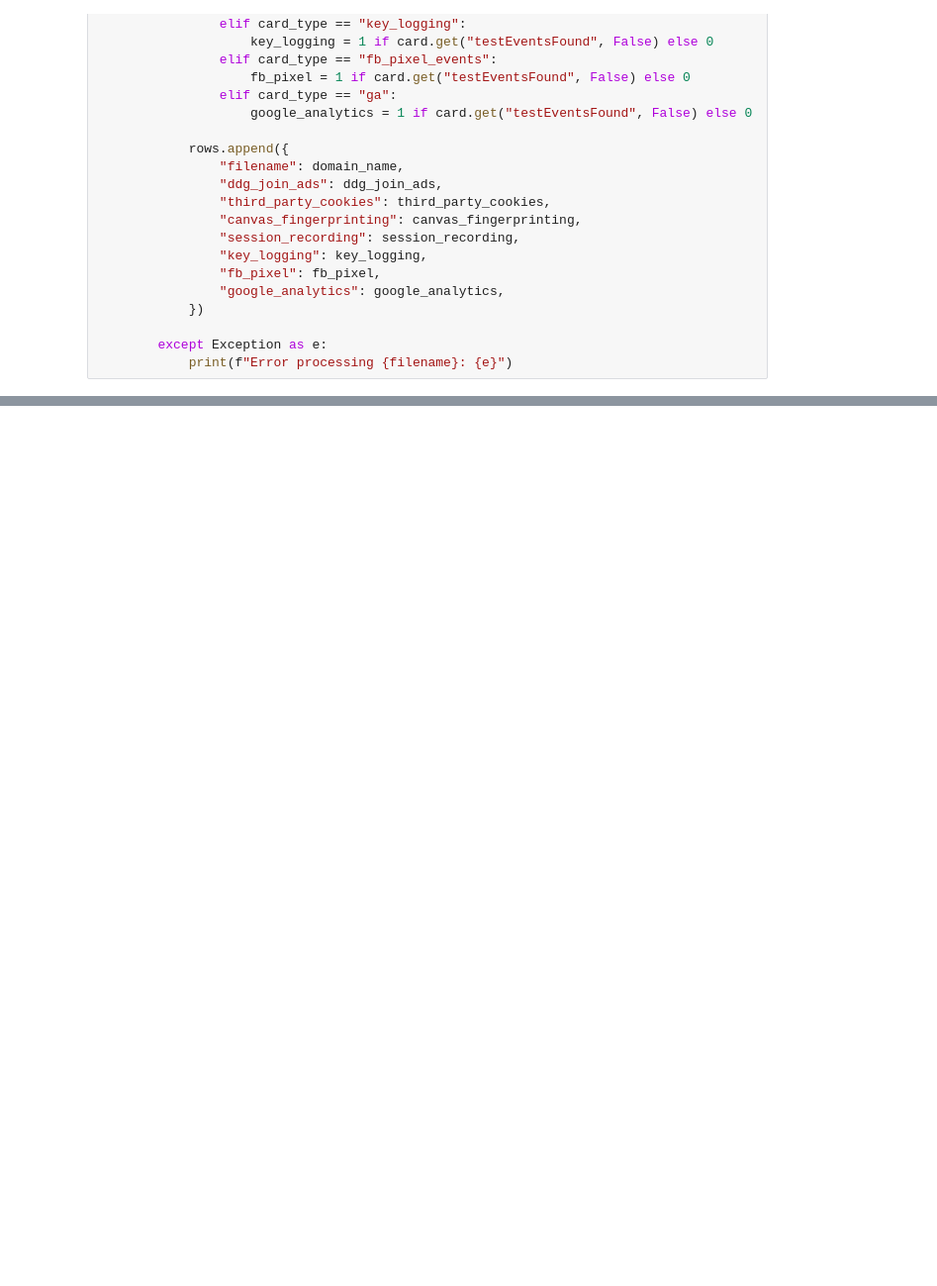
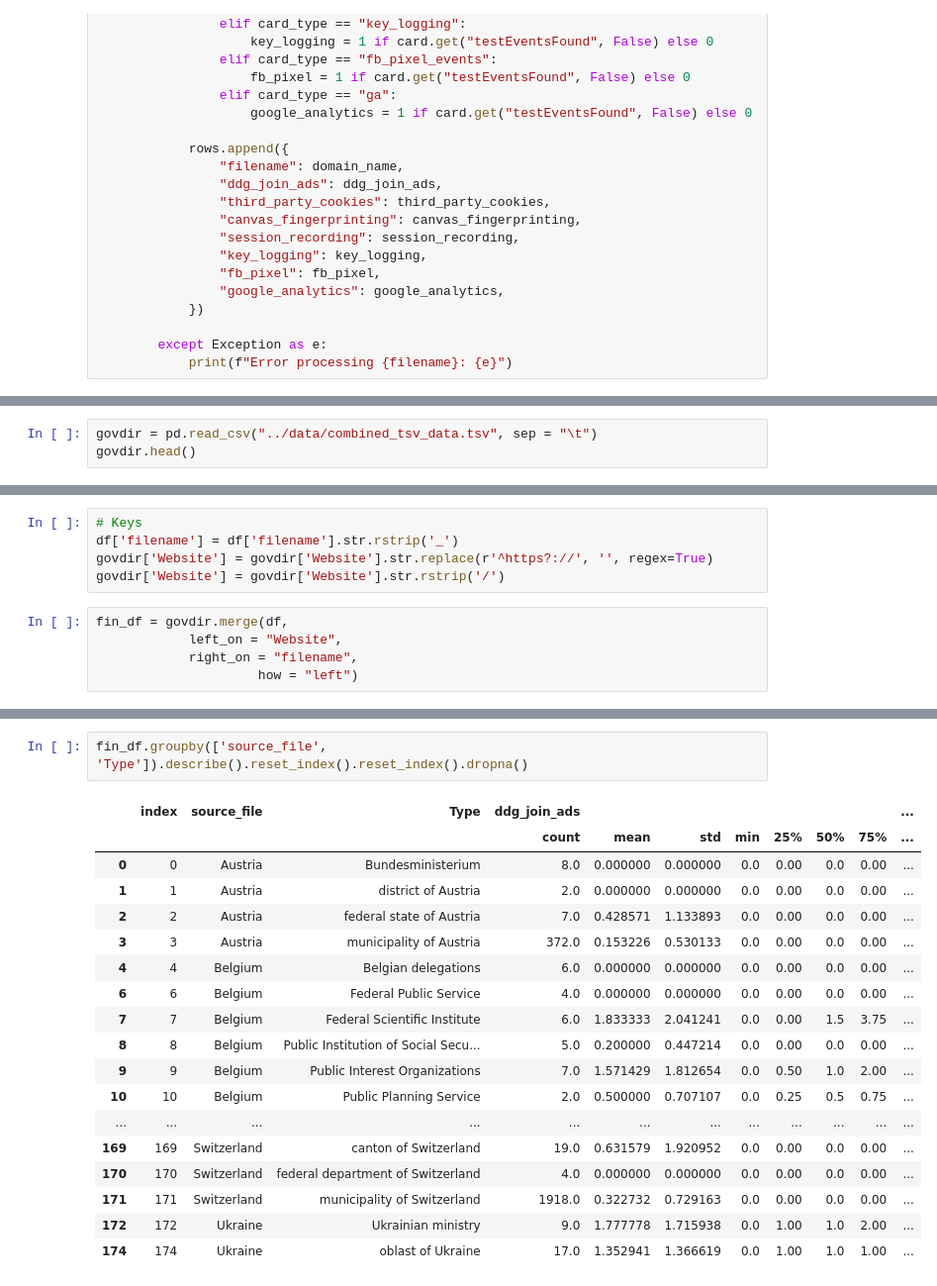
Before and after one commit to themains/private_gov, a Jupyter notebook: scripts/combine_analyze.ipynb, the cells around one changed output, grey strips where cells are left out. Shown: that part at 99% size. Cells and saved outputs as stored; diff of their text form; blank space fills up the shorter version.

```diff
--- a/scripts/combine_analyze.ipynb
+++ b/scripts/combine_analyze.ipynb
@@ -87,0 +90,3 @@ df.to_csv("../data/blacklight_domain.csv", index = False)
+# %%
+govdir = pd.read_csv("../data/combined_tsv_data.tsv", sep = "\t")
+govdir.head()
@@ -87,0 +100,10 @@ df.to_csv("../data/blacklight_domain.csv", index = False)
+# %%
+# Keys
+df['filename'] = df['filename'].str.rstrip('_')
+govdir['Website'] = govdir['Website'].str.replace(r'^https?://', '', regex=True)
+govdir['Website'] = govdir['Website'].str.rstrip('/')
+# %%
+fin_df = govdir.merge(df,
+            left_on = "Website",
+            right_on = "filename",
+                     how = "left")
@@ -87,0 +142,21 @@ df.to_csv("../data/blacklight_domain.csv", index = False)
+# %%
+fin_df.groupby(['source_file', 'Type']).describe().reset_index().reset_index().dropna()
+# %% [output]
+|  | index | source_file | Type | ddg_join_ads |  |  |  |  |  |  | ... |
+|  |  |  |  | count | mean | std | min | 25% | 50% | 75% | ... |
+| 0 | 0 | Austria | Bundesministerium | 8.0 | 0.000000 | 0.000000 | 0.0 | 0.00 | 0.0 | 0.00 | ... |
+| 1 | 1 | Austria | district of Austria | 2.0 | 0.000000 | 0.000000 | 0.0 | 0.00 | 0.0 | 0.00 | ... |
+| 2 | 2 | Austria | federal state of Austria | 7.0 | 0.428571 | 1.133893 | 0.0 | 0.00 | 0.0 | 0.00 | ... |
+| 3 | 3 | Austria | municipality of Austria | 372.0 | 0.153226 | 0.530133 | 0.0 | 0.00 | 0.0 | 0.00 | ... |
+| 4 | 4 | Belgium | Belgian delegations | 6.0 | 0.000000 | 0.000000 | 0.0 | 0.00 | 0.0 | 0.00 | ... |
+| 6 | 6 | Belgium | Federal Public Service | 4.0 | 0.000000 | 0.000000 | 0.0 | 0.00 | 0.0 | 0.00 | ... |
+| 7 | 7 | Belgium | Federal Scientific Institute | 6.0 | 1.833333 | 2.041241 | 0.0 | 0.00 | 1.5 | 3.75 | ... |
+| 8 | 8 | Belgium | Public Institution of Social Secu... | 5.0 | 0.200000 | 0.447214 | 0.0 | 0.00 | 0.0 | 0.00 | ... |
+| 9 | 9 | Belgium | Public Interest Organizations | 7.0 | 1.571429 | 1.812654 | 0.0 | 0.50 | 1.0 | 2.00 | ... |
+| 10 | 10 | Belgium | Public Planning Service | 2.0 | 0.500000 | 0.707107 | 0.0 | 0.25 | 0.5 | 0.75 | ... |
+| ... | ... | ... | ... | ... | ... | ... | ... | ... | ... | ... | ... |
+| 169 | 169 | Switzerland | canton of Switzerland | 19.0 | 0.631579 | 1.920952 | 0.0 | 0.00 | 0.0 | 0.00 | ... |
+| 170 | 170 | Switzerland | federal department of Switzerland | 4.0 | 0.000000 | 0.000000 | 0.0 | 0.00 | 0.0 | 0.00 | ... |
+| 171 | 171 | Switzerland | municipality of Switzerland | 1918.0 | 0.322732 | 0.729163 | 0.0 | 0.00 | 0.0 | 0.00 | ... |
+| 172 | 172 | Ukraine | Ukrainian ministry | 9.0 | 1.777778 | 1.715938 | 0.0 | 1.00 | 1.0 | 2.00 | ... |
+| 174 | 174 | Ukraine | oblast of Ukraine | 17.0 | 1.352941 | 1.366619 | 0.0 | 1.00 | 1.0 | 1.00 | ... |
```
Also changed, not shown: parts of 9 cells of this notebook, 2 other files.
